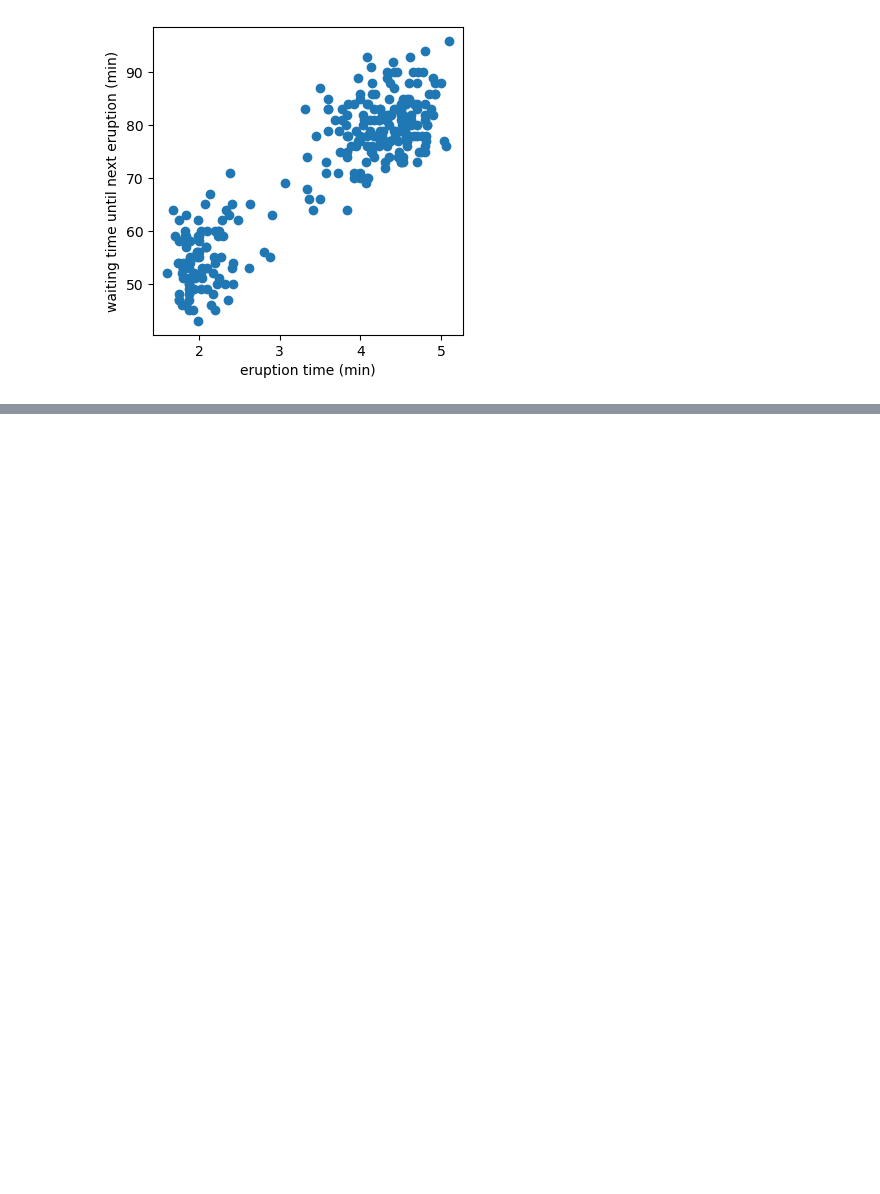
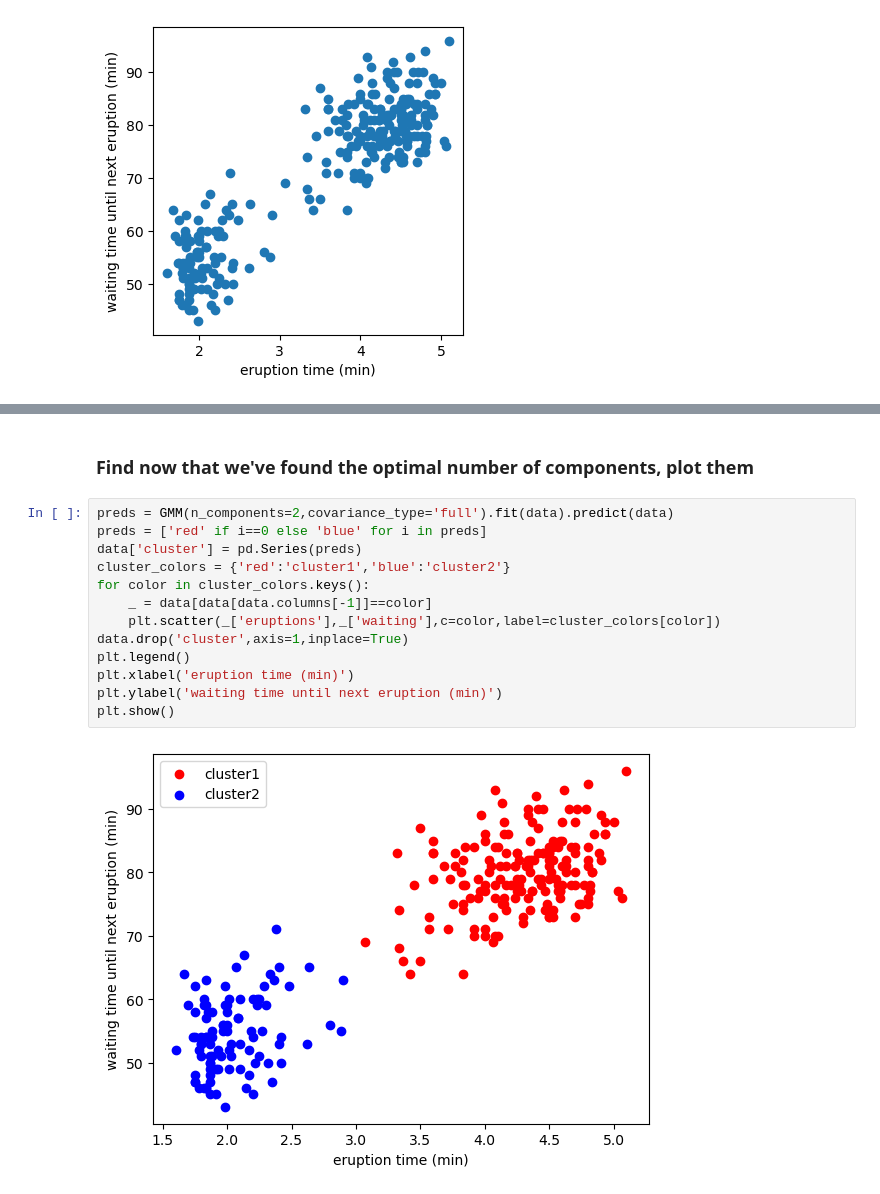
Before and after one commit to jkginfinite/teaching, a Jupyter notebook: Lectures/unsupervised_learning/GMM/GMM_notebook.ipynb, the cells around one changed output, grey strips where cells are left out. Drawn from its saved outputs; the diff is of its cells as text; blank space fills up the shorter version.

```diff
--- a/Lectures/unsupervised_learning/GMM/GMM_notebook.ipynb
+++ b/Lectures/unsupervised_learning/GMM/GMM_notebook.ipynb
@@ -68,0 +76,17 @@ plt.show()
+# %% [markdown]
+### Find now that we've found the optimal number of components, plot them
+# %%
+preds = GMM(n_components=2,covariance_type='full').fit(data).predict(data)
+preds = ['red' if i==0 else 'blue' for i in preds]
+data['cluster'] = pd.Series(preds)
+cluster_colors = {'red':'cluster1','blue':'cluster2'}
+for color in cluster_colors.keys():
+    _ = data[data[data.columns[-1]]==color]
+    plt.scatter(_['eruptions'],_['waiting'],c=color,label=cluster_colors[color])
+data.drop('cluster',axis=1,inplace=True)
+plt.legend()
+plt.xlabel('eruption time (min)')
+plt.ylabel('waiting time until next eruption (min)')
+plt.show()
+# %% [output]
+[figure, added]
```
Also changed, not shown: parts of 6 cells of this notebook, 4 other files.
